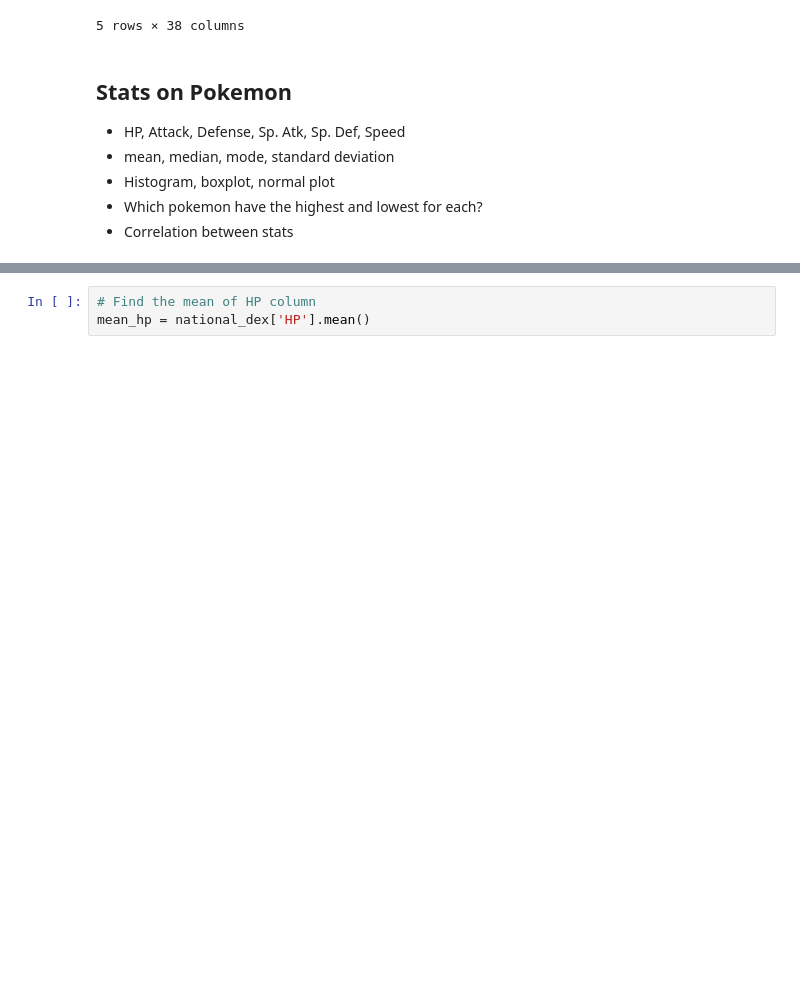
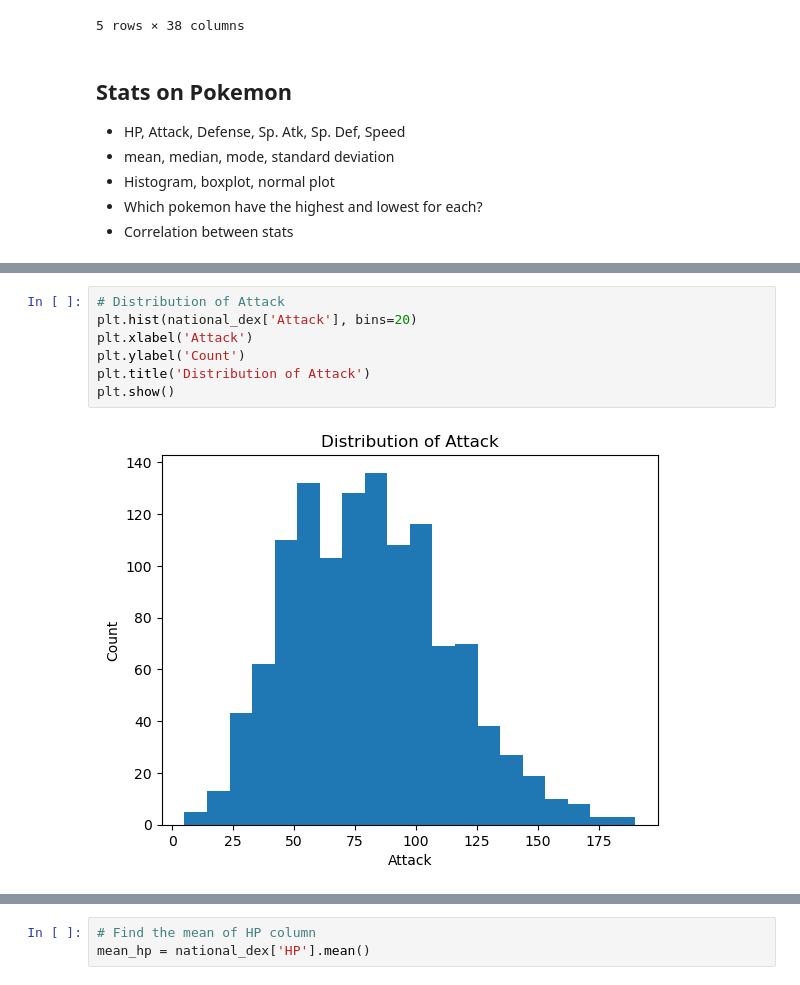
Before and after one commit to sarsteg/pokemon-index-analysis, a Jupyter notebook: analysis.ipynb, the cells around one changed output, grey strips where cells are left out. Cells and saved outputs as stored; diff of their text form; blank space fills up the shorter version.

```diff
--- a/analysis.ipynb
+++ b/analysis.ipynb
@@ -243,0 +245,9 @@ bottom_5_get_rate
+# %%
+# Distribution of Attack
+plt.hist(national_dex['Attack'], bins=20)
+plt.xlabel('Attack')
+plt.ylabel('Count')
+plt.title('Distribution of Attack')
+plt.show()
+# %% [output]
+[figure, added]
```
Also changed, not shown: parts of 17 cells of this notebook.
